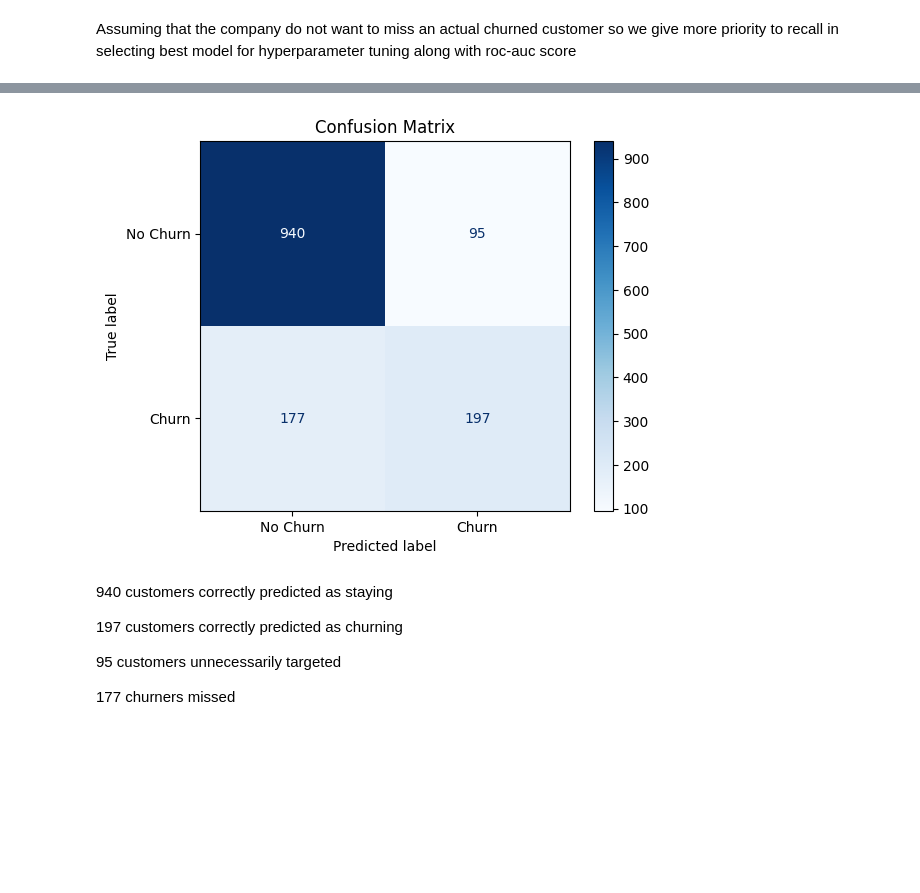
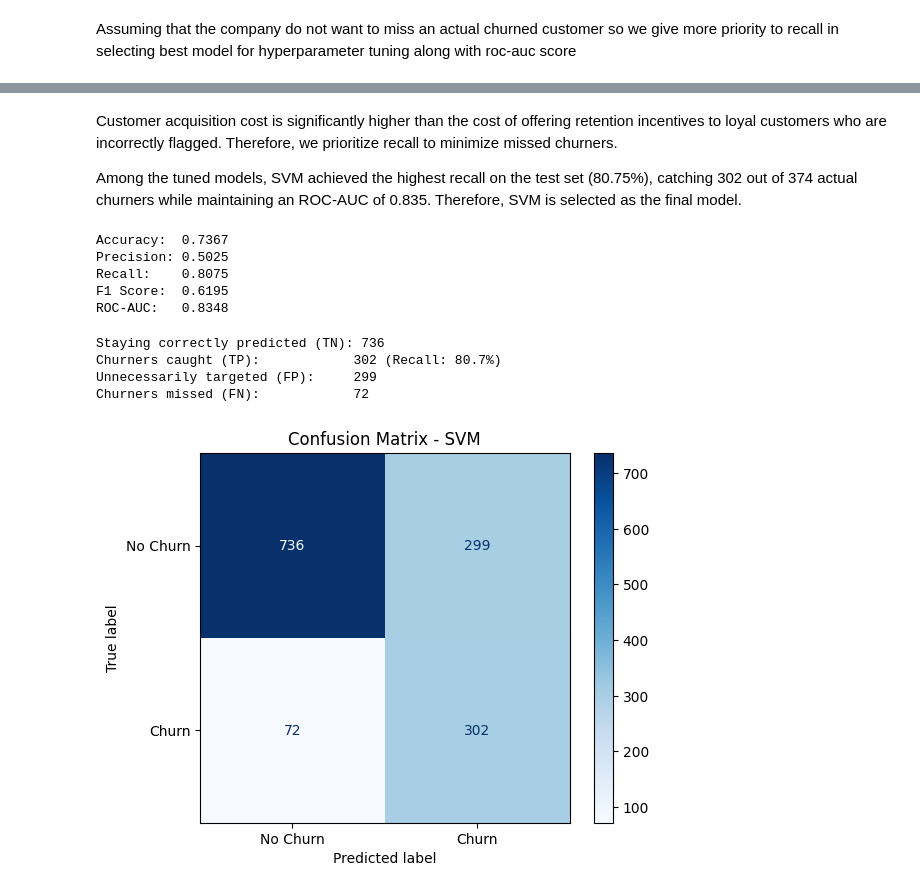
Before and after one commit to Krrish-R/Telco-Customer-Churn-Prediction, a Jupyter notebook: notebooks/notebook.ipynb, the cells around one changed output, grey strips where cells are left out. Drawn from its saved outputs; the diff is of its cells as text; code cells hidden in the pictures; blank space fills up the shorter version.

Commit message:
Changed the core model to give Recall more priority

```diff
--- a/notebooks/EDA.ipynb
+++ b/notebooks/notebook.ipynb
@@ -737,3 +560,12 @@ preprocessor = ColumnTransformer(
 # %%
 #Implementing pipeline to easily preprocess ,train and predict
 from sklearn.pipeline import Pipeline
+from sklearn.linear_model import LogisticRegression
+
+pipeline = Pipeline(
+    steps=[
+        ('preprocessor', preprocessor),
+        ('classifier', LogisticRegression(class_weight='balanced', random_state=42))
+    ]
+)
+pipeline.fit(X_train, y_train)
@@ -881,20 +674,16 @@ ada_params = {
 }
 # %%
-from sklearn.pipeline import Pipeline
-
 models_to_tune = {
-    "Logistic Regression": (
-        LogisticRegression(random_state=42),
+    'Logistic Regression': (
+        LogisticRegression(class_weight='balanced', random_state=42),
         lr_params
     ),
-
-    "Gradient Boosting": (
+    'Gradient Boosting': (
         GradientBoostingClassifier(random_state=42),
         gb_params
     ),
-
-    "AdaBoost": (
-        AdaBoostClassifier(random_state=42),
-        ada_params
+    'SVM': (
+        SVC(probability=True, class_weight='balanced', random_state=42),
+        svm_params
     )
 }
@@ -989,2 +753,6 @@ final_results.sort_values(
+# %% [markdown]
+Customer acquisition cost is significantly higher than the cost of offering retention incentives to loyal customers who are incorrectly flagged. Therefore, we prioritize recall to minimize missed churners.
+
+Among the tuned models, SVM achieved the highest recall on the test set (80.75%), catching 302 out of 374 actual churners while maintaining an ROC-AUC of 0.835. Therefore, SVM is selected as the final model.
 # %%
-final_model = best_models["Gradient Boosting"]
+final_model = best_models['SVM']
@@ -995,23 +759,37 @@ y_prob = final_model.predict_proba(X_test)[:,1]
+# %%
+#Evaluating final model predictions on test set
+y_pred = final_model.predict(X_test)
+y_prob = final_model.predict_proba(X_test)[:, 1]
+
+print(f'Accuracy:  {accuracy_score(y_test, y_pred):.4f}')
+print(f'Precision: {precision_score(y_test, y_pred):.4f}')
+print(f'Recall:    {recall_score(y_test, y_pred):.4f}')
+print(f'F1 Score:  {f1_score(y_test, y_pred):.4f}')
+print(f'ROC-AUC:   {roc_auc_score(y_test, y_prob):.4f}')
+# %% [output]
+Accuracy:  0.7367
+Precision: 0.5025
+Recall:    0.8075
+F1 Score:  0.6195
+ROC-AUC:   0.8348
 # %%
 #Confusion Matrix
-from sklearn.metrics import confusion_matrix,ConfusionMatrixDisplay
-cm=confusion_matrix(y_test,y_pred)
+from sklearn.metrics import confusion_matrix, ConfusionMatrixDisplay
 
-disp = ConfusionMatrixDisplay(
-    confusion_matrix=cm,
-    display_labels=["No Churn","Churn"]
-)
+cm = confusion_matrix(y_test, y_pred)
+tn, fp, fn, tp = cm.ravel()
+print(f'Staying correctly predicted (TN): {tn}')
+print(f'Churners caught (TP):            {tp} (Recall: {tp/(tp+fn):.1%})')
+print(f'Unnecessarily targeted (FP):     {fp}')
+print(f'Churners missed (FN):            {fn}')
 
-disp.plot(cmap="Blues")
-plt.title("Confusion Matrix")
+disp = ConfusionMatrixDisplay(confusion_matrix=cm, display_labels=['No Churn', 'Churn'])
+disp.plot(cmap='Blues')
+plt.title('Confusion Matrix - SVM')
 plt.show()
 # %% [output]
+Staying correctly predicted (TN): 736
+Churners caught (TP):            302 (Recall: 80.7%)
+Unnecessarily targeted (FP):     299
+Churners missed (FN):            72
-[figure, old version]
+[figure, new version]
-# %% [markdown]
-940 customers correctly predicted as staying
-
-197 customers correctly predicted as churning
-
-95 customers unnecessarily targeted
-
-177 churners missed
```
Also changed, not shown: parts of 88 cells of this notebook, 3 other files.
